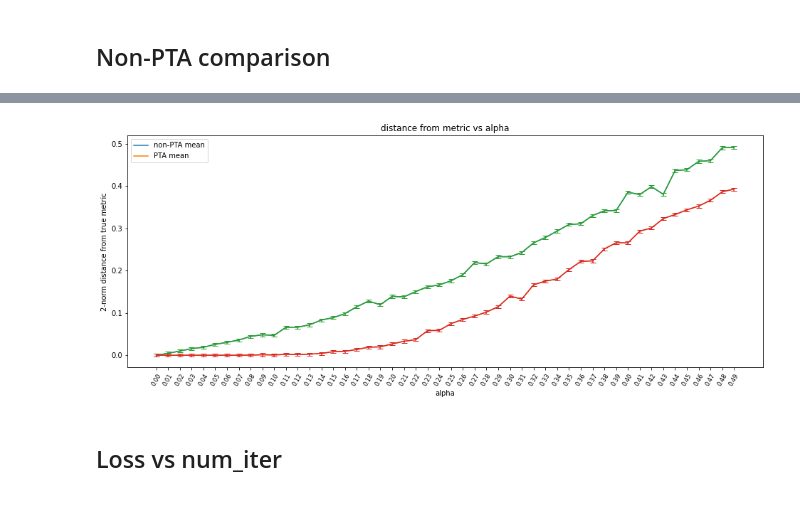
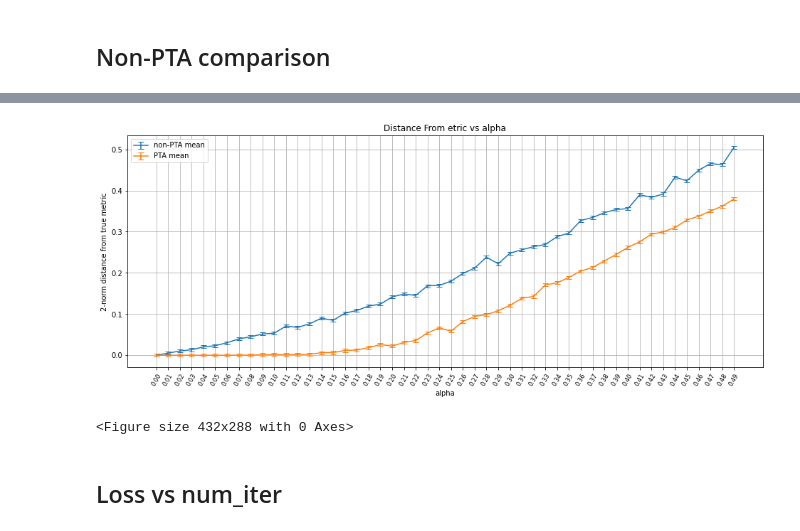
Before and after one commit to zrobertson466920/Probabalistic_Bisection, a Jupyter notebook: PTA_LPM.ipynb, the cells around one changed output, grey strips where cells are left out. Drawn from its saved outputs; the diff is of its cells as text; code cells hidden in the pictures.

```diff
--- a/PTA_LPM.ipynb
+++ b/PTA_LPM.ipynb
@@ -273,7 +274,7 @@ def max_quasiconcave_metric(eps, alpha, iteration):
   del dist
   return m_bar,C_bar
 # %%
-m,C = max_quasiconcave_metric(1e-4, 0.1)
+m,C = max_quasiconcave_metric(1e-4, 0.1, 100)
 print("true metric: "+str(m_star))
 print("elicited metric: "+str(m))
 print("confusion matrix: \n"+str(C))
@@ -316,14 +317,16 @@ re_arr = np.zeros((50,num_itr))
 
 for itr in range(num_itr):
   t_true = np.random.rand()*np.pi/2
+  m_star = (np.cos(t_true),np.sin(t_true))
   # print(itr)
   for lp, al in enumerate(np.arange(0., .5, step)):
-    m,C = max_quasiconcave_metric(1e-4, al)
+    m,C = max_quasiconcave_metric(1e-4, al, 100)
     # re.append(abs(phi2(m[0], m[1])-phi2(m_star[0], m_star[1])))
     t = np.arccos(m[0])
     if t > np.pi/2:
       t = np.pi*2-t
-    re_arr[lp][itr] = np.linalg.norm(t-t_true)
+    # re_arr[lp][itr] = np.linalg.norm(t-t_true)
+    re_arr[lp][itr] = np.linalg.norm(m-m_star)
 
 re_max = np.amax(re_arr, 1)
 re_min = np.amin(re_arr, 1)
@@ -465,13 +468,15 @@ re_arr_nPTA = np.zeros((50,num_itr))
 
 for itr in range(num_itr):
   t_true = np.random.rand()*np.pi/2
+  m_star = (np.cos(t_true),np.sin(t_true))
   for lp, al in enumerate(np.arange(0., .5, step)):
-    m,C = max_quasiconcave_metric_nPTA(1e-4, al)
+    m,C = max_quasiconcave_metric_nPTA(1e-4, al, 25)
     # re.append(abs(phi2(m[0], m[1])-phi2(m_star[0], m_star[1])))
     t = np.arccos(m[0])
     if t > np.pi/2:
       t = np.pi*2-t
-    re_arr_nPTA[lp][itr] = np.linalg.norm(t-t_true)
+    # re_arr_nPTA[lp][itr] = np.linalg.norm(t-t_true)
+    re_arr_nPTA[lp][itr] = np.linalg.norm(m-m_star)
 
 re_max_nPTA = np.amax(re_arr_nPTA, 1)
 re_min_nPTA = np.amin(re_arr_nPTA, 1)
@@ -501,23 +509,26 @@ plt.show()
 # %%
 fig, ax = plt.subplots()
 fig.set_size_inches(16, 6)
 
 # ax.plot(np.arange(0., .5, step), re_max, "-", color='b', alpha=0.2) # plot maximum deviation
 # ax.plot(np.arange(0., .5, step), re_min, "-", color='b', alpha=0.2) # plot minimum deviation
-ax.plot(np.arange(0., .5, step), re_mean_nPTA, "-", alpha=1, label='non-PTA mean') # plot mean relative error
-ax.plot(np.arange(0., .5, step), re_mean, "-", alpha=1, label='PTA mean') # plot mean relative error
-ax.errorbar(np.arange(0., .5, step), re_mean_nPTA, yerr=re_hoeffding, capsize=4)
-ax.errorbar(np.arange(0., .5, step), re_mean, yerr=re_hoeffding, capsize=4)
+# ax.plot(np.arange(0., .5, step), re_mean_nPTA, "-", alpha=1, label='non-PTA mean') # plot mean relative error
+# ax.plot(np.arange(0., .5, step), re_mean, "-", alpha=1, label='PTA mean') # plot mean relative error
+ax.errorbar(np.arange(0., .5, step), re_mean_nPTA, yerr=re_hoeffding, capsize=4,label='non-PTA mean')
+ax.errorbar(np.arange(0., .5, step), re_mean, yerr=re_hoeffding, capsize=4,label='PTA mean')
 
 # plt.yticks(np.arange(0, 1, step=0.1))
 plt.xticks(np.arange(0, .5, step=step), rotation=60, size="small")
-plt.title("distance from metric vs alpha")
+plt.grid()
+plt.title("Distance From etric vs alpha")
 plt.xlabel("alpha")
 plt.ylabel("2-norm distance from true metric")
 plt.legend(loc='upper left')
 plt.show()
+plt.savefig('Loss vs alpha (hoeffding)')
 # %% [output]
-[figure, old version]
+[figure, new version]
+<Figure size 432x288 with 0 Axes>
 # %% [markdown]
 ## Loss vs num_iter
 # %%
```
Also changed, not shown: parts of 10 cells of this notebook.
